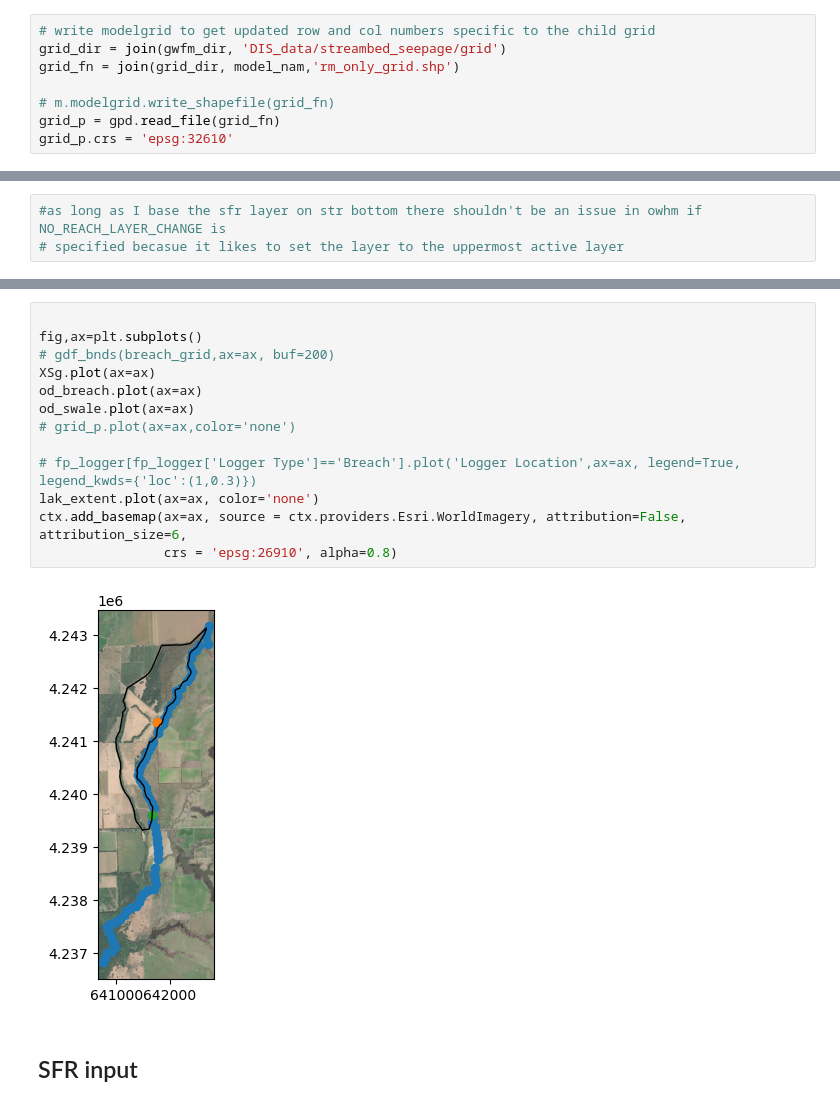
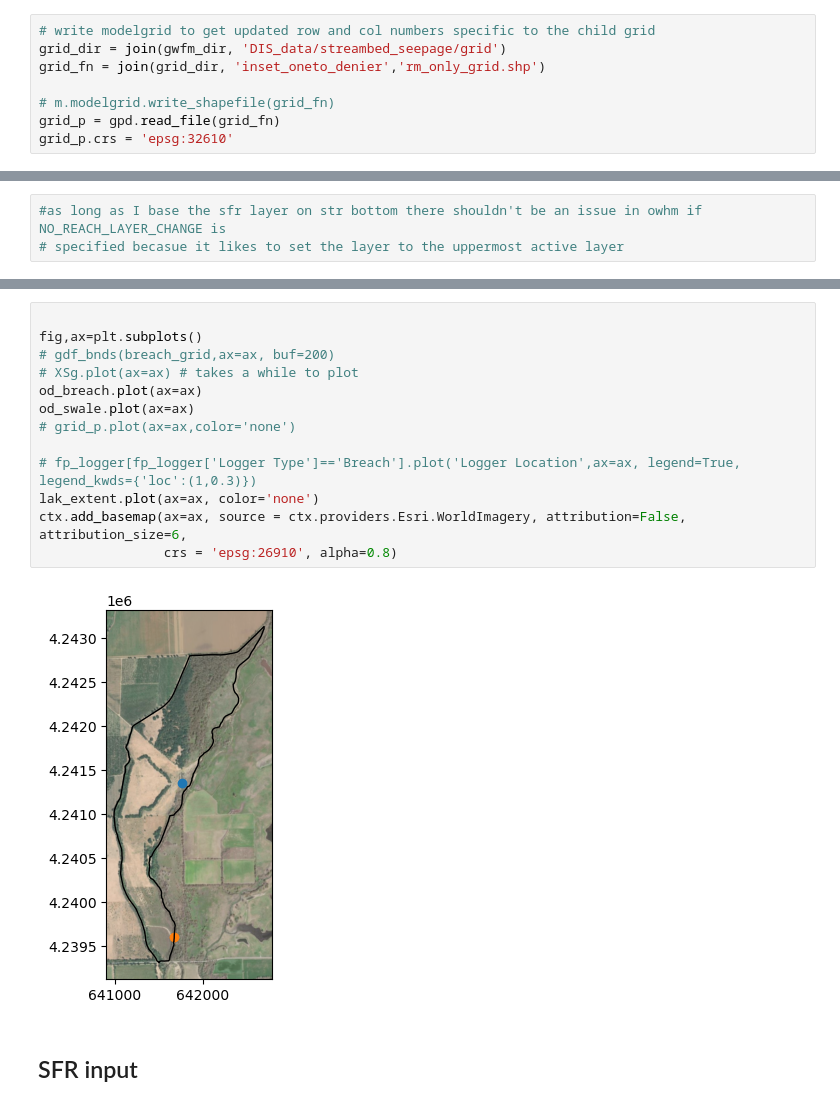
Before and after one commit to andrewcalderwood/CosumnesRiverRecharge, a Jupyter notebook: Projects/Oneto_Denier/Streambed seepage model.ipynb, the cells around one changed output, grey strips where cells are left out. Cells and saved outputs as stored; diff of their text form.

```diff
--- a/Projects/Oneto_Denier/Streambed seepage model.ipynb
+++ b/Projects/Oneto_Denier/Streambed seepage model.ipynb
@@ -248,7 +243,7 @@ geoms = Polygon(vertices)
 # %%
 # write modelgrid to get updated row and col numbers specific to the child grid
 grid_dir = join(gwfm_dir, 'DIS_data/streambed_seepage/grid')
-grid_fn = join(grid_dir, model_nam,'rm_only_grid.shp')
+grid_fn = join(grid_dir, 'inset_oneto_denier','rm_only_grid.shp')
 
 # m.modelgrid.write_shapefile(grid_fn)
 grid_p = gpd.read_file(grid_fn)
@@ -719,18 +705,18 @@ plt.legend()
 # %%
 
 fig,ax=plt.subplots()
 # gdf_bnds(breach_grid,ax=ax, buf=200)
-XSg.plot(ax=ax)
+# XSg.plot(ax=ax) # takes a while to plot
 od_breach.plot(ax=ax)
 od_swale.plot(ax=ax)
 # grid_p.plot(ax=ax,color='none')
 
 # fp_logger[fp_logger['Logger Type']=='Breach'].plot('Logger Location',ax=ax, legend=True, legend_kwds={'loc':(1,0.3)})
 lak_extent.plot(ax=ax, color='none')
 ctx.add_basemap(ax=ax, source = ctx.providers.Esri.WorldImagery, attribution=False, attribution_size=6,
                 crs = 'epsg:26910', alpha=0.8)
 # %% [output]
-[figure, old version]
+[figure, new version]
 # %% [markdown]
 ## SFR input
 # %%
```
Also changed, not shown: parts of 44 cells of this notebook, 4 other files.
